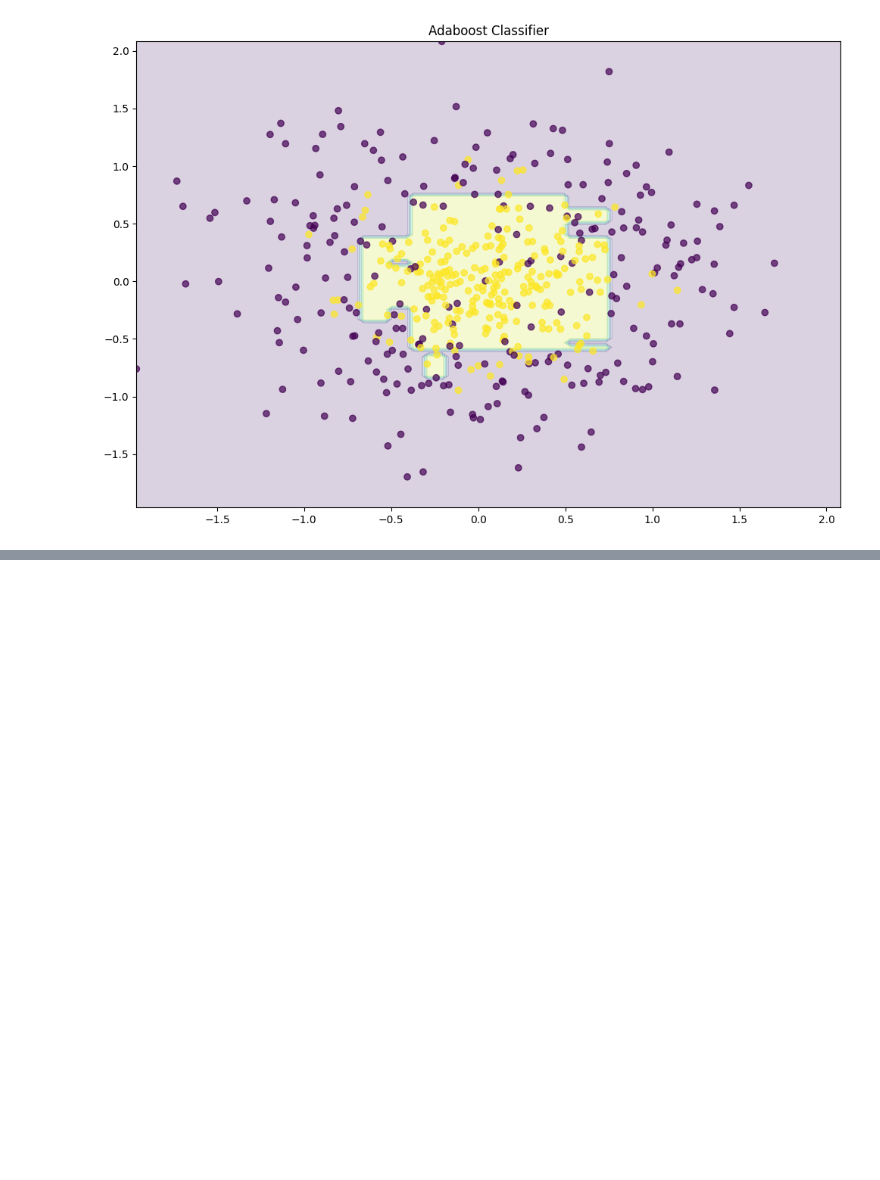
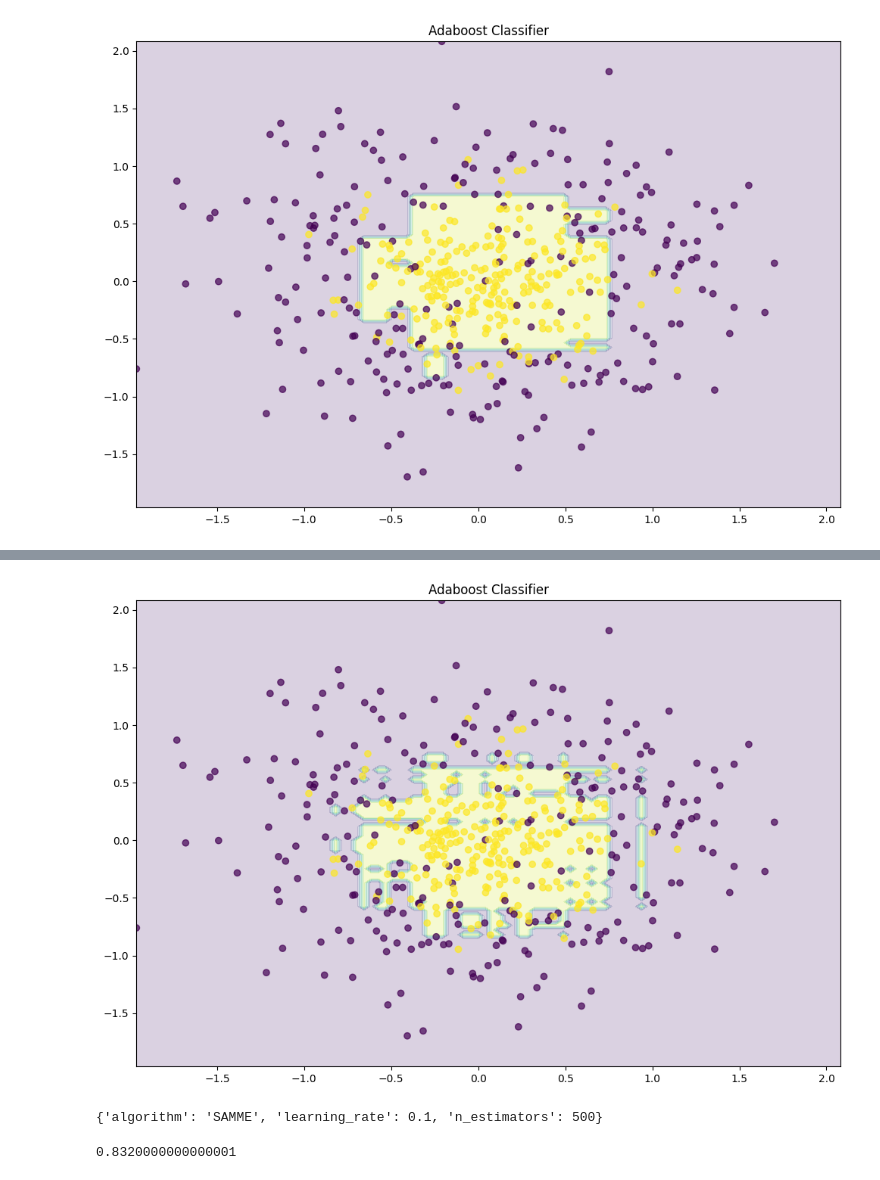
Before and after one commit to stoicsapien1/100-Days-Of-ML, a Jupyter notebook: DAY 18 ADABOOST/Hyper Parameter Tuninh.ipynb, the cells around one changed output, grey strips where cells are left out. Drawn from its saved outputs; the diff is of its cells as text; code cells hidden in the pictures; blank space fills up the shorter version.

```diff
--- a/DAY 18 ADABOOST/Hyper Parameter Tuninh.ipynb
+++ b/DAY 18 ADABOOST/Hyper Parameter Tuninh.ipynb
@@ -70,0 +77,6 @@ plot_decision_boundary(abc)
+# %%
+abc=AdaBoostClassifier(n_estimators=500)
+abc.fit(X,y)
+plot_decision_boundary(abc)
+# %% [output]
+[figure, added]
@@ -70,0 +92,8 @@ plot_decision_boundary(abc)
+# %%
+grid_result.best_params_
+# %% [output]
+{'algorithm': 'SAMME', 'learning_rate': 0.1, 'n_estimators': 500}
+# %%
+grid_result.best_score_
+# %% [output]
+0.8320000000000001
```
Also changed, not shown: parts of 2 cells of this notebook.
